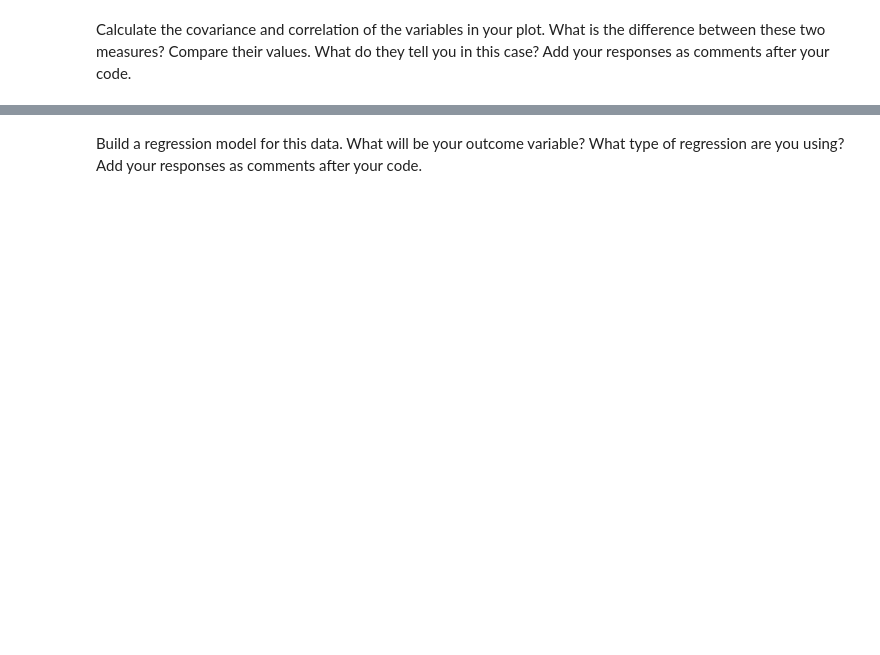
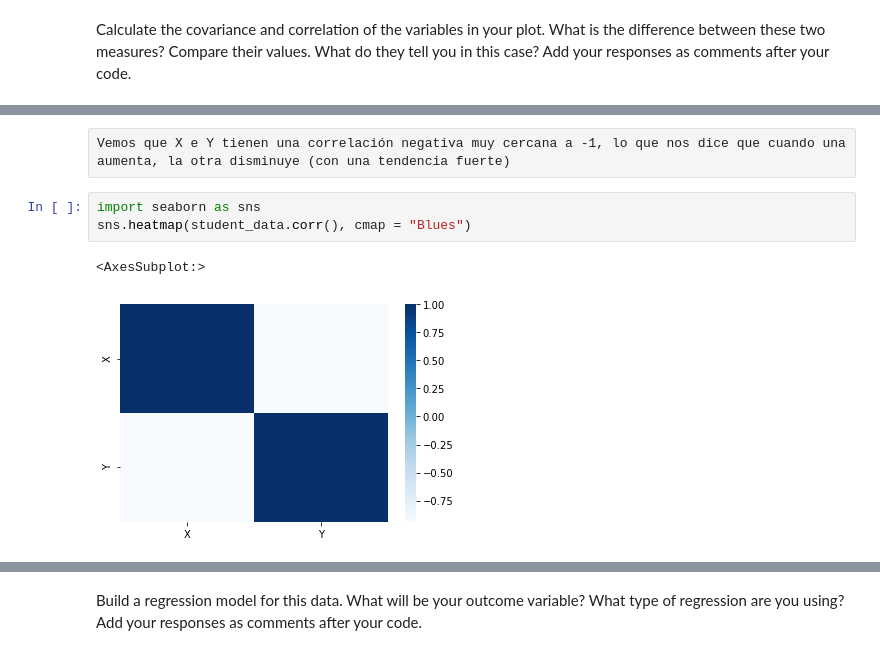
Before and after one commit to ta-datapt-bcn/lab-regression-analysis, a Jupyter notebook: your-code.ipynb, the cells around one changed output, grey strips where cells are left out. Cells and saved outputs as stored; diff of their text form; blank space fills up the shorter version.

```diff
--- a/your-code.ipynb
+++ b/your-code.ipynb
@@ -44,0 +76,8 @@ Calculate the covariance and correlation of the variables in your plot. What is
+# %% [raw]
+Vemos que X e Y tienen una correlación negativa muy cercana a -1, lo que nos dice que cuando una aumenta, la otra disminuye (con una tendencia fuerte)
+# %%
+import seaborn as sns
+sns.heatmap(student_data.corr(), cmap = "Blues")
+# %% [output]
+<AxesSubplot:>
+[figure, added]
```
Also changed, not shown: parts of 66 cells of this notebook, 1 other file.
